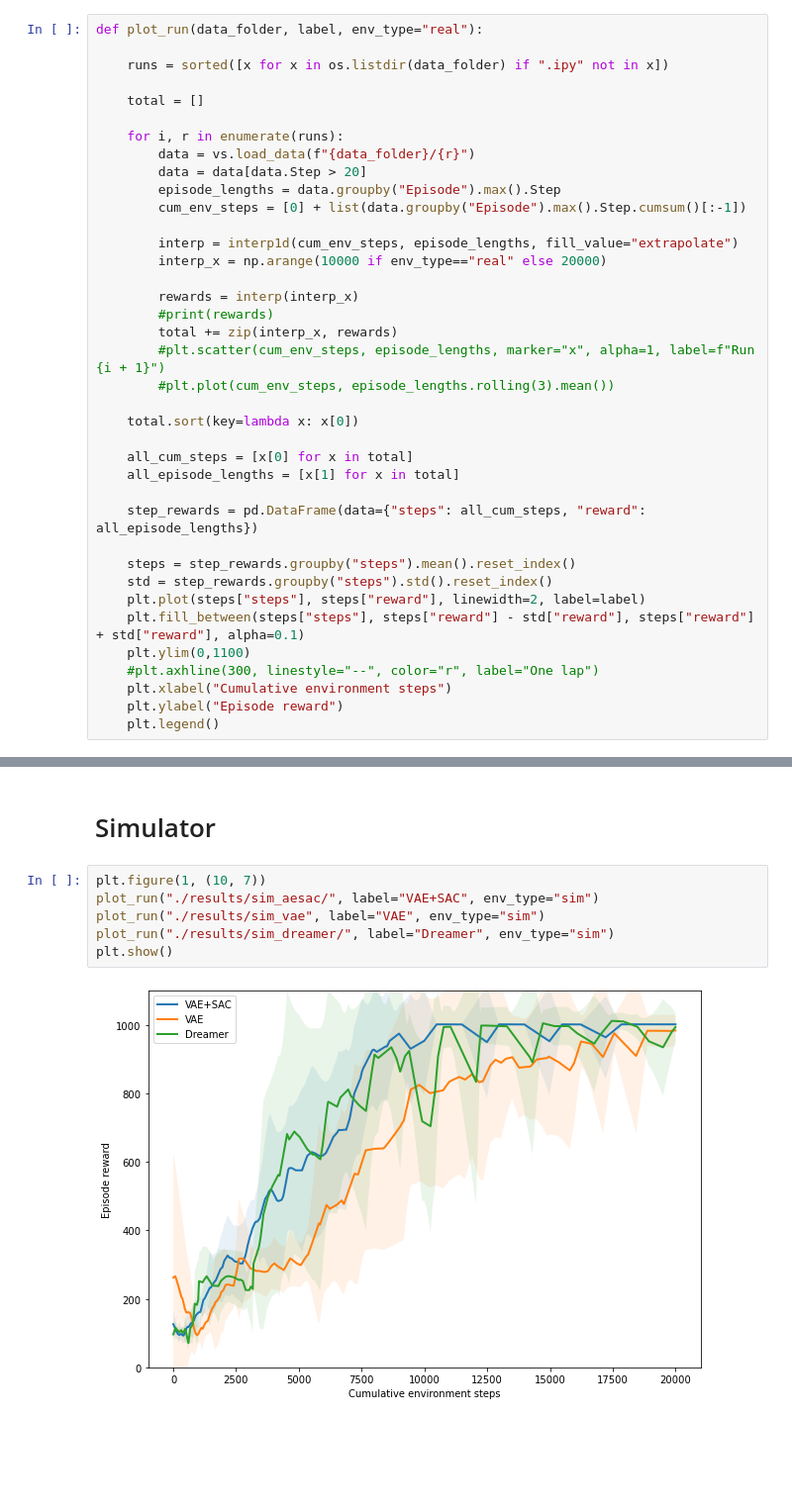
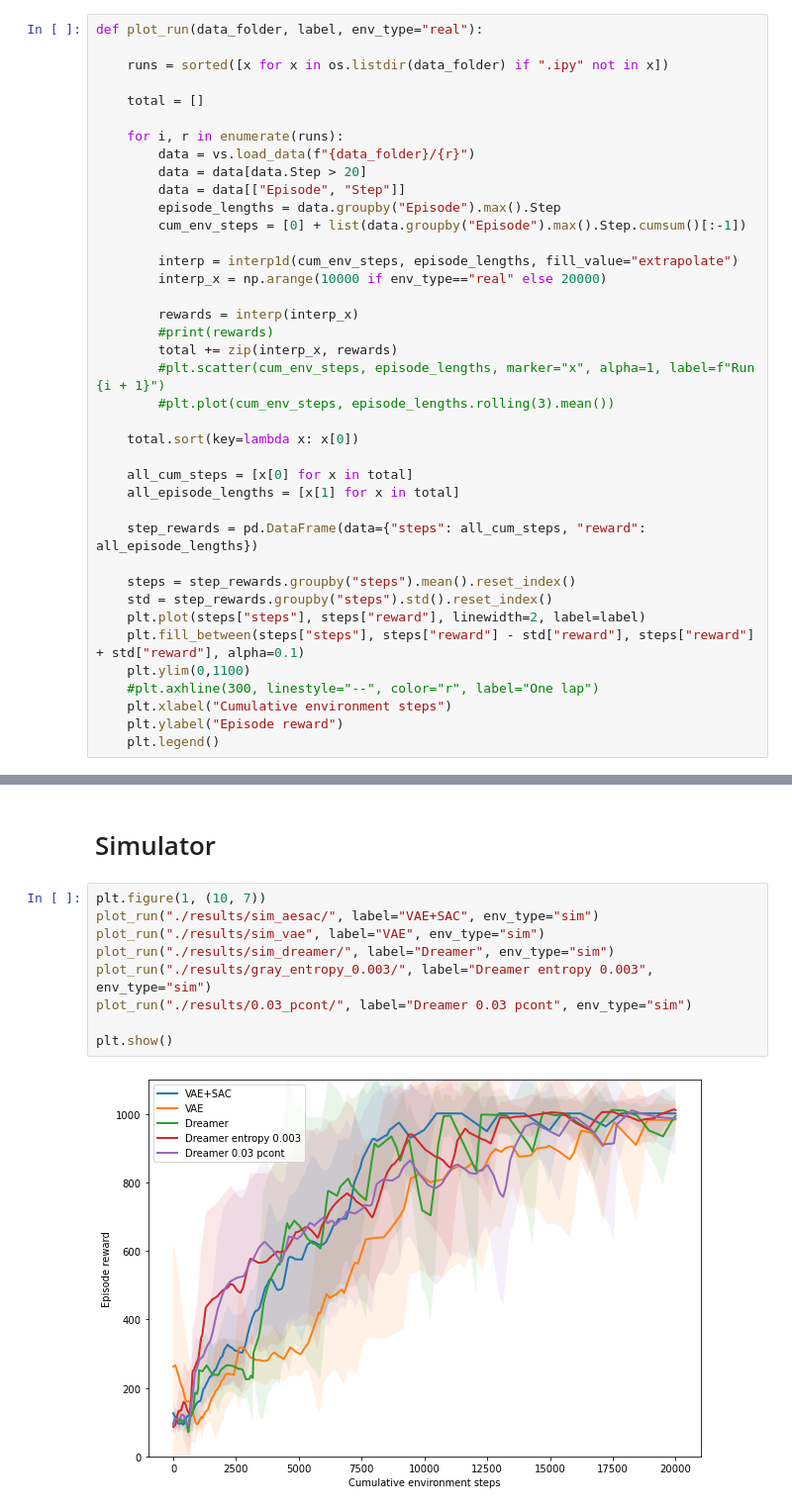
Before and after one commit to ari-viitala/RLDonkeyCar, a Jupyter notebook: analysis/Results.ipynb, the cells around one changed output, grey strips where cells are left out. Shown at 99% size. Drawn from its saved outputs; the diff is of its cells as text; blank space fills up the shorter version.

```diff
--- a/analysis/Results.ipynb
+++ b/analysis/Results.ipynb
@@ -83,6 +92,7 @@ def plot_run(data_folder, label, env_type="real"):
     for i, r in enumerate(runs):
         data = vs.load_data(f"{data_folder}/{r}")
         data = data[data.Step > 20]
+        data = data[["Episode", "Step"]]
         episode_lengths = data.groupby("Episode").max().Step
         cum_env_steps = [0] + list(data.groupby("Episode").max().Step.cumsum()[:-1])
 
@@ -155,8 +228,11 @@ plt.show()
 # %%
 plt.figure(1, (10, 7))
 plot_run("./results/sim_aesac/", label="VAE+SAC", env_type="sim")
 plot_run("./results/sim_vae", label="VAE", env_type="sim")
 plot_run("./results/sim_dreamer/", label="Dreamer", env_type="sim")
+plot_run("./results/gray_entropy_0.003/", label="Dreamer entropy 0.003", env_type="sim")
+plot_run("./results/0.03_pcont/", label="Dreamer 0.03 pcont", env_type="sim")
+
 plt.show()
 # %% [output]
-[figure, old version]
+[figure, new version]
```
Also changed, not shown: parts of 12 cells of this notebook, 21 other files.
